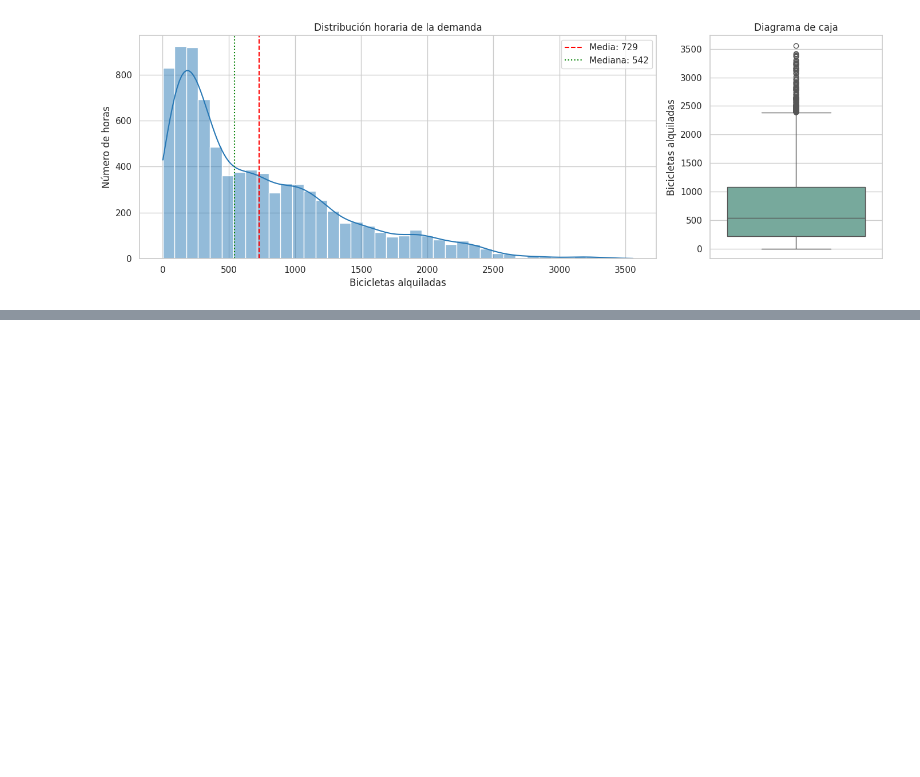
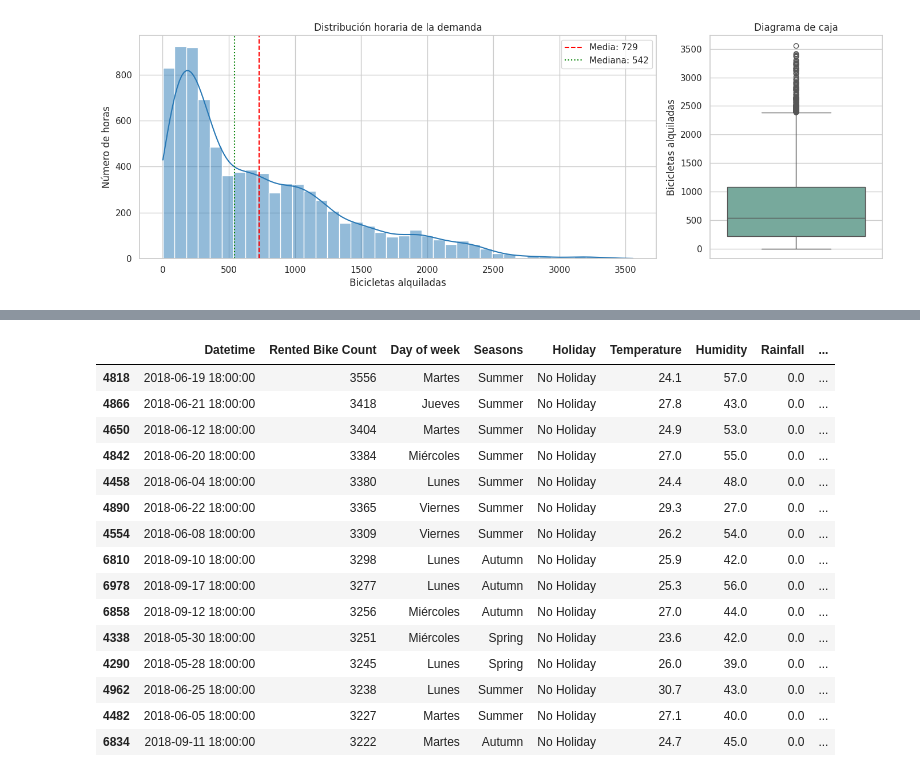
Before and after one commit to francorte/seoul-bike-sharing-analysis, a Jupyter notebook: seoul_bike_sharing_eda.ipynb, the cells around one changed output, grey strips where cells are left out. Cells and saved outputs as stored; diff of their text form; code cells hidden in the pictures; blank space fills up the shorter version.

```diff
--- a/seoul_bike_sharing_eda.ipynb
+++ b/seoul_bike_sharing_eda.ipynb
@@ -490,0 +503,69 @@ Porcentaje sobre las horas operativas: 1.80%
+# %%
+# Identificación de las demandas superiores al límite IQR
+df_operational["High_demand_IQR"] = (
+    df_operational["Rented Bike Count"] > upper_limit
+)
+
+# Variables temporales auxiliares
+day_names = {
+    0: "Lunes",
+    1: "Martes",
+    2: "Miércoles",
+    3: "Jueves",
+    4: "Viernes",
+    5: "Sábado",
+    6: "Domingo"
+}
+
+df_operational["Day of week"] = (
+    df_operational["Datetime"]
+    .dt.dayofweek
+    .map(day_names)
+)
+
+df_operational["Month"] = df_operational["Datetime"].dt.month
+
+# Concentración de demandas altas por hora
+high_demand_by_hour = (
+    df_operational
+    .groupby("Hour", observed=True)
+    .agg(
+        horas_observadas=("Rented Bike Count", "size"),
+        demandas_altas=("High_demand_IQR", "sum")
+    )
+)
+
+high_demand_by_hour["porcentaje"] = (
+    high_demand_by_hour["demandas_altas"]
+    / high_demand_by_hour["horas_observadas"]
+    * 100
+).round(2)
+
+display(
+    high_demand_by_hour.sort_values(
+        "demandas_altas",
+        ascending=False
+    )
+)
+
+print("\nQuince demandas horarias más elevadas:")
+
+display(
+    df_operational.nlargest(
+        15,
+        "Rented Bike Count"
+    )[
+        [
+            "Datetime",
+            "Rented Bike Count",
+            "Day of week",
+            "Seasons",
+            "Holiday",
+            "Temperature",
+            "Humidity",
+            "Rainfall",
+            "Wind speed"
+        ]
+    ]
+)
+# %% [output]
@@ -490,0 +591,16 @@ Porcentaje sobre las horas operativas: 1.80%
+|  | Datetime | Rented Bike Count | Day of week | Seasons | Holiday | Temperature | Humidity | Rainfall | ... |
+| 4818 | 2018-06-19 18:00:00 | 3556 | Martes | Summer | No Holiday | 24.1 | 57.0 | 0.0 | ... |
+| 4866 | 2018-06-21 18:00:00 | 3418 | Jueves | Summer | No Holiday | 27.8 | 43.0 | 0.0 | ... |
+| 4650 | 2018-06-12 18:00:00 | 3404 | Martes | Summer | No Holiday | 24.9 | 53.0 | 0.0 | ... |
+| 4842 | 2018-06-20 18:00:00 | 3384 | Miércoles | Summer | No Holiday | 27.0 | 55.0 | 0.0 | ... |
+| 4458 | 2018-06-04 18:00:00 | 3380 | Lunes | Summer | No Holiday | 24.4 | 48.0 | 0.0 | ... |
+| 4890 | 2018-06-22 18:00:00 | 3365 | Viernes | Summer | No Holiday | 29.3 | 27.0 | 0.0 | ... |
+| 4554 | 2018-06-08 18:00:00 | 3309 | Viernes | Summer | No Holiday | 26.2 | 54.0 | 0.0 | ... |
+| 6810 | 2018-09-10 18:00:00 | 3298 | Lunes | Autumn | No Holiday | 25.9 | 42.0 | 0.0 | ... |
+| 6978 | 2018-09-17 18:00:00 | 3277 | Lunes | Autumn | No Holiday | 25.3 | 56.0 | 0.0 | ... |
+| 6858 | 2018-09-12 18:00:00 | 3256 | Miércoles | Autumn | No Holiday | 27.0 | 44.0 | 0.0 | ... |
+| 4338 | 2018-05-30 18:00:00 | 3251 | Miércoles | Spring | No Holiday | 23.6 | 42.0 | 0.0 | ... |
+| 4290 | 2018-05-28 18:00:00 | 3245 | Lunes | Spring | No Holiday | 26.0 | 39.0 | 0.0 | ... |
+| 4962 | 2018-06-25 18:00:00 | 3238 | Lunes | Summer | No Holiday | 30.7 | 43.0 | 0.0 | ... |
+| 4482 | 2018-06-05 18:00:00 | 3227 | Martes | Summer | No Holiday | 27.1 | 40.0 | 0.0 | ... |
+| 6834 | 2018-09-11 18:00:00 | 3222 | Martes | Autumn | No Holiday | 24.7 | 45.0 | 0.0 | ... |
```
Also changed, not shown: parts of 4 cells of this notebook.
